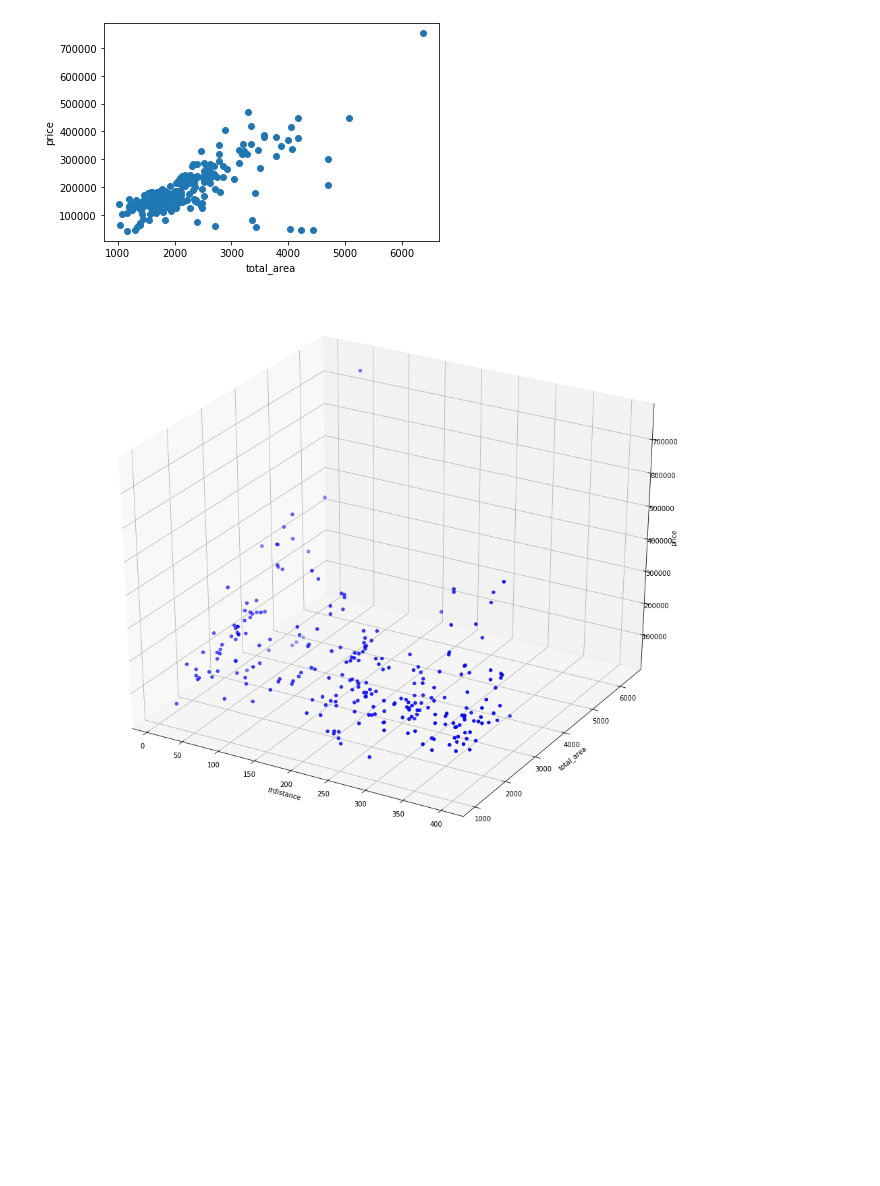
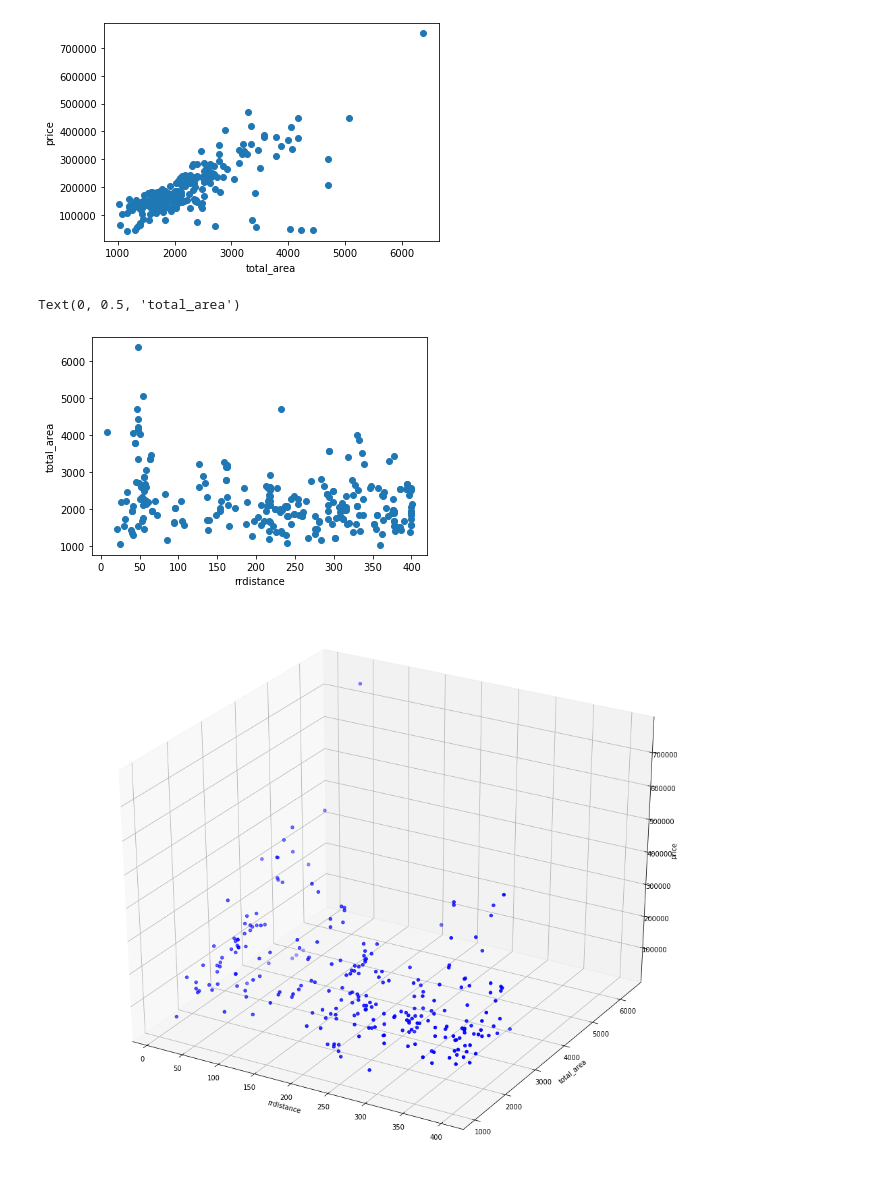
Before and after one commit to TBernard97/Make-Railroads-Great-Again, a Jupyter notebook: notebooks/rrdistance_regression.ipynb, the cells around one changed output. Cells and saved outputs as stored; diff of their text form; code cells hidden in the pictures; blank space fills up the shorter version.

```diff
--- a/notebooks/rrdistance_regression.ipynb
+++ b/notebooks/rrdistance_regression.ipynb
@@ -236,6 +236,17 @@ plt.ylabel('price')
 # %% [output]
 Text(0, 0.5, 'price')
 [figure]
+# %%
+#rrdistance seems to correlate heavily with total area
+# rrdistance itself may not be indicative of a lower price. It may be indicative of a smaller house
+%matplotlib inline
+
+plt.scatter(df5['rrdistance'], df5['total_area'], marker='o')
+plt.xlabel('rrdistance')
+plt.ylabel('total_area')
+# %% [output]
+Text(0, 0.5, 'total_area')
+[figure, added]
 # %%
 
 from mpl_toolkits.mplot3d import Axes3D
```
Also changed, not shown: parts of 10 cells of this notebook.
